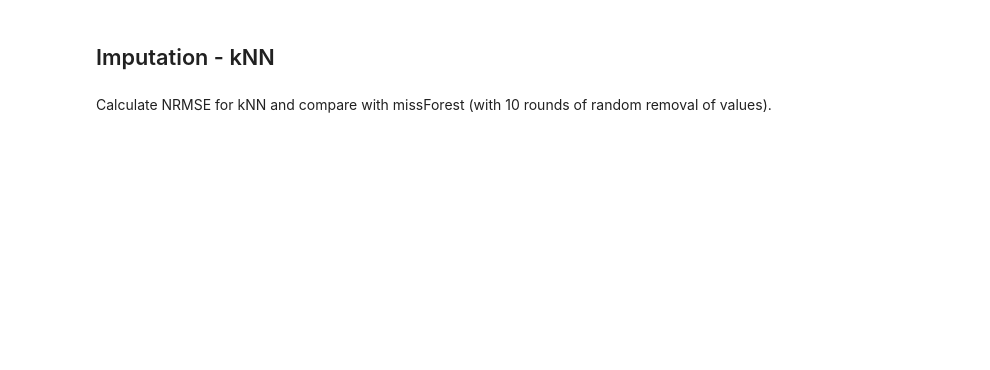
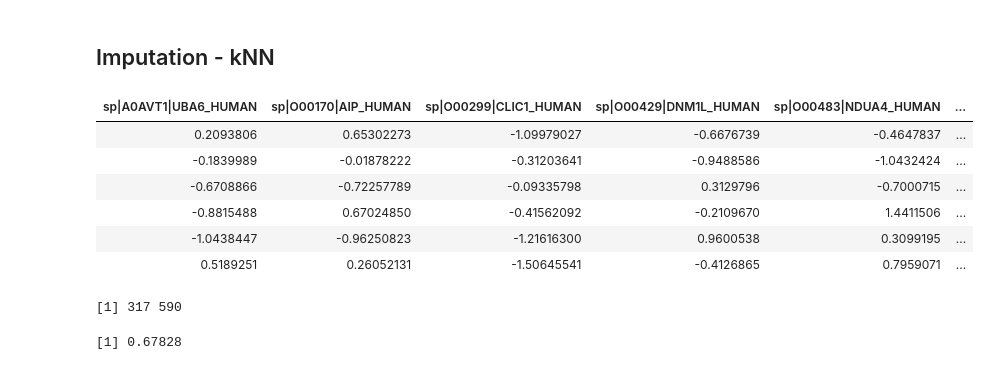
Before and after one commit to meg-bit/imputation, a Jupyter notebook: imputation_R.ipynb, the cells around one changed output. Cells and saved outputs as stored; diff of their text form; code cells hidden in the pictures; blank space fills up the shorter version.

Commit message:
Calculate RMSE in imputation_R

```diff
--- a/imputation_R.ipynb
+++ b/imputation_R.ipynb
@@ -140,5 +152,20 @@ imp_rf$OOBerror
 ## Imputation - kNN
 # %%
 imp_knn <- kNN(int_mis, k = 6)
-# %% [markdown]
-Calculate NRMSE for kNN and compare with missForest (with 10 rounds of random removal of values).
+# %%
+head(imp_knn)
+print(dim(imp_knn))
+# %% [output]
+| sp|A0AVT1|UBA6_HUMAN | sp|O00170|AIP_HUMAN | sp|O00299|CLIC1_HUMAN | sp|O00429|DNM1L_HUMAN | sp|O00483|NDUA4_HUMAN | ... |
+| 0.2093806 | 0.65302273 | -1.09979027 | -0.6676739 | -0.4647837 | ... |
+| -0.1839989 | -0.01878222 | -0.31203641 | -0.9488586 | -1.0432424 | ... |
+| -0.6708866 | -0.72257789 | -0.09335798 | 0.3129796 | -0.7000715 | ... |
+| -0.8815488 | 0.67024850 | -0.41562092 | -0.2109670 | 1.4411506 | ... |
+| -1.0438447 | -0.96250823 | -1.21616300 | 0.9600538 | 0.3099195 | ... |
+| 0.5189251 | 0.26052131 | -1.50645541 | -0.4126865 | 0.7959071 | ... |
+[1] 317 590
+# %%
+# Normalized Root Mean Squared Error
+missForest::nrmse(ximp = imp_knn[, 1: dim(int_z)[2]], xmis = int_mis, xtrue = int_z)
+# %% [output]
+[1] 0.67828
```
Also changed, not shown: parts of 6 cells of this notebook.
